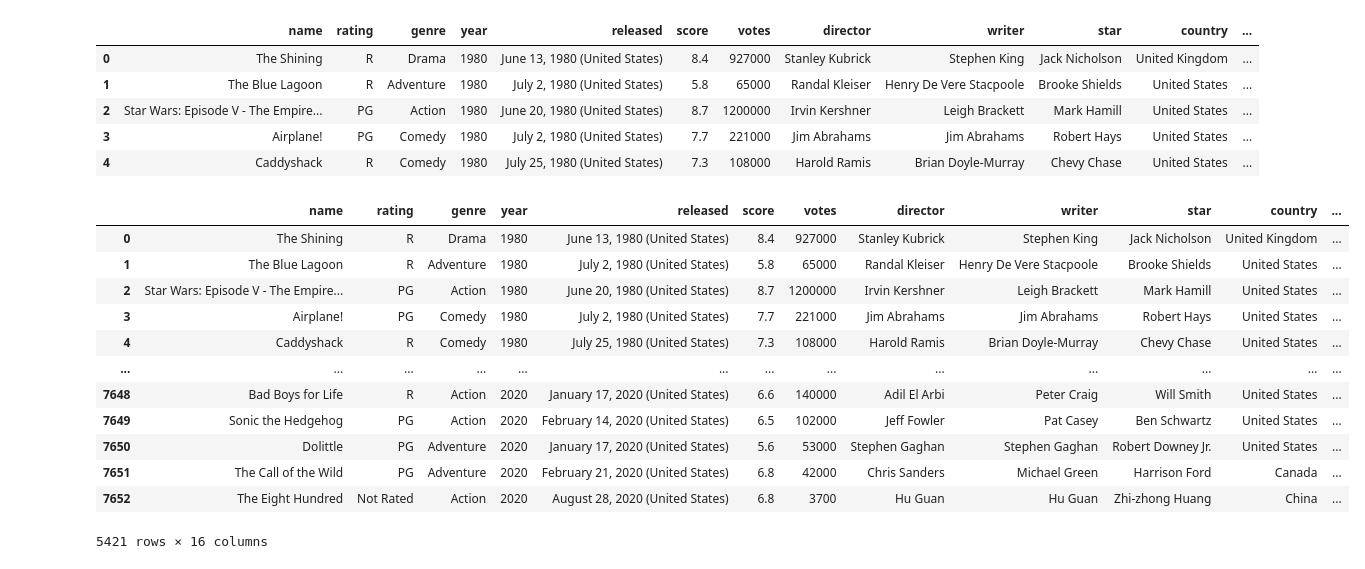
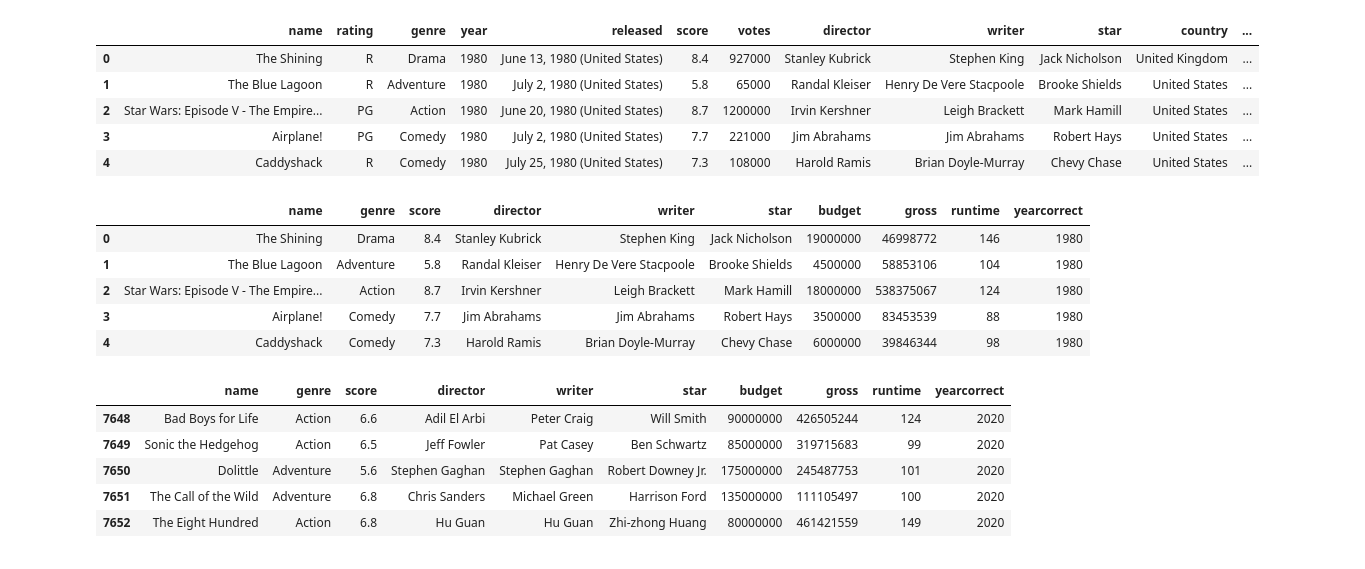
Before and after one commit to tubako/movie-industry, a Jupyter notebook: movie-industry.ipynb, the cells around one changed output. Drawn from its saved outputs; the diff is of its cells as text; code cells hidden in the pictures.

```diff
--- a/movie-industry.ipynb
+++ b/movie-industry.ipynb
@@ -90,21 +101,25 @@ df.head()
 | 3 | Airplane! | PG | Comedy | 1980 | July 2, 1980 (United States) | 7.7 | 221000 | Jim Abrahams | Jim Abrahams | Robert Hays | United States | ... |
 | 4 | Caddyshack | R | Comedy | 1980 | July 25, 1980 (United States) | 7.3 | 108000 | Harold Ramis | Brian Doyle-Murray | Chevy Chase | United States | ... |
 # %%
-df['yearcorrect'] = df['released'].str.extract(pat = '([0-9]{4})').astype(int)
+df['year_correct'] = df['released'].str.extract(pat = '([0-9]{4})').astype(int)
+# %%
+df.drop(['released', 'country', 'company', 'rating', 'votes', 'year'], axis=1, inplace=True)
+# %%
+df.head()
+# %% [output]
+|  | name | genre | score | director | writer | star | budget | gross | runtime | yearcorrect |
+| 0 | The Shining | Drama | 8.4 | Stanley Kubrick | Stephen King | Jack Nicholson | 19000000 | 46998772 | 146 | 1980 |
+| 1 | The Blue Lagoon | Adventure | 5.8 | Randal Kleiser | Henry De Vere Stacpoole | Brooke Shields | 4500000 | 58853106 | 104 | 1980 |
+| 2 | Star Wars: Episode V - The Empire... | Action | 8.7 | Irvin Kershner | Leigh Brackett | Mark Hamill | 18000000 | 538375067 | 124 | 1980 |
+| 3 | Airplane! | Comedy | 7.7 | Jim Abrahams | Jim Abrahams | Robert Hays | 3500000 | 83453539 | 88 | 1980 |
+| 4 | Caddyshack | Comedy | 7.3 | Harold Ramis | Brian Doyle-Murray | Chevy Chase | 6000000 | 39846344 | 98 | 1980 |
 # %%
-df
+df.tail()
 # %% [output]
-|  | name | rating | genre | year | released | score | votes | director | writer | star | country | ... |
-| 0 | The Shining | R | Drama | 1980 | June 13, 1980 (United States) | 8.4 | 927000 | Stanley Kubrick | Stephen King | Jack Nicholson | United Kingdom | ... |
-| 1 | The Blue Lagoon | R | Adventure | 1980 | July 2, 1980 (United States) | 5.8 | 65000 | Randal Kleiser | Henry De Vere Stacpoole | Brooke Shields | United States | ... |
-| 2 | Star Wars: Episode V - The Empire... | PG | Action | 1980 | June 20, 1980 (United States) | 8.7 | 1200000 | Irvin Kershner | Leigh Brackett | Mark Hamill | United States | ... |
-| 3 | Airplane! | PG | Comedy | 1980 | July 2, 1980 (United States) | 7.7 | 221000 | Jim Abrahams | Jim Abrahams | Robert Hays | United States | ... |
-| 4 | Caddyshack | R | Comedy | 1980 | July 25, 1980 (United States) | 7.3 | 108000 | Harold Ramis | Brian Doyle-Murray | Chevy Chase | United States | ... |
-| ... | ... | ... | ... | ... | ... | ... | ... | ... | ... | ... | ... | ... |
-| 7648 | Bad Boys for Life | R | Action | 2020 | January 17, 2020 (United States) | 6.6 | 140000 | Adil El Arbi | Peter Craig | Will Smith | United States | ... |
-| 7649 | Sonic the Hedgehog | PG | Action | 2020 | February 14, 2020 (United States) | 6.5 | 102000 | Jeff Fowler | Pat Casey | Ben Schwartz | United States | ... |
-| 7650 | Dolittle | PG | Adventure | 2020 | January 17, 2020 (United States) | 5.6 | 53000 | Stephen Gaghan | Stephen Gaghan | Robert Downey Jr. | United States | ... |
-| 7651 | The Call of the Wild | PG | Adventure | 2020 | February 21, 2020 (United States) | 6.8 | 42000 | Chris Sanders | Michael Green | Harrison Ford | Canada | ... |
-| 7652 | The Eight Hundred | Not Rated | Action | 2020 | August 28, 2020 (United States) | 6.8 | 3700 | Hu Guan | Hu Guan | Zhi-zhong Huang | China | ... |
+|  | name | genre | score | director | writer | star | budget | gross | runtime | yearcorrect |
+| 7648 | Bad Boys for Life | Action | 6.6 | Adil El Arbi | Peter Craig | Will Smith | 90000000 | 426505244 | 124 | 2020 |
+| 7649 | Sonic the Hedgehog | Action | 6.5 | Jeff Fowler | Pat Casey | Ben Schwartz | 85000000 | 319715683 | 99 | 2020 |
+| 7650 | Dolittle | Adventure | 5.6 | Stephen Gaghan | Stephen Gaghan | Robert Downey Jr. | 175000000 | 245487753 | 101 | 2020 |
+| 7651 | The Call of the Wild | Adventure | 6.8 | Chris Sanders | Michael Green | Harrison Ford | 135000000 | 111105497 | 100 | 2020 |
+| 7652 | The Eight Hundred | Action | 6.8 | Hu Guan | Hu Guan | Zhi-zhong Huang | 80000000 | 461421559 | 149 | 2020 |
-5421 rows × 16 columns
 # %%
```
Also changed, not shown: parts of 27 cells of this notebook.
